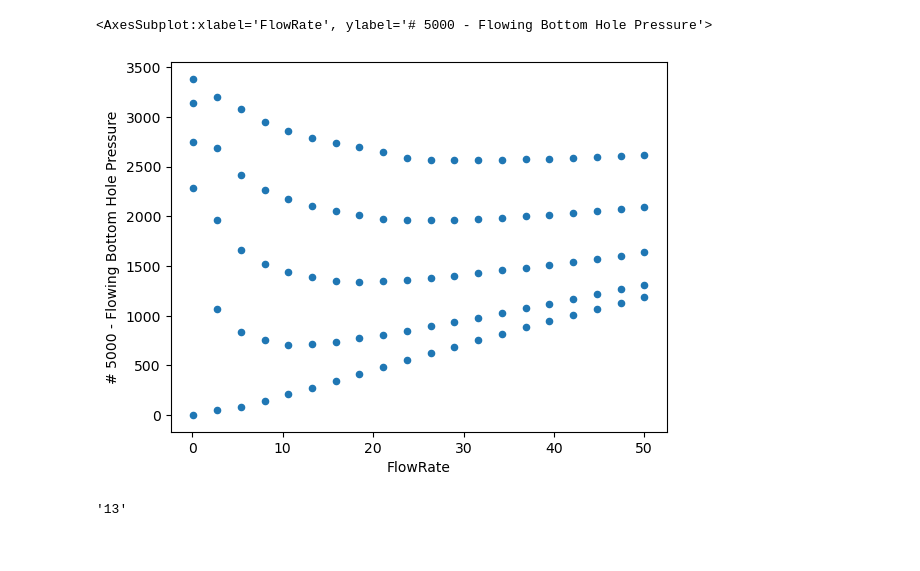
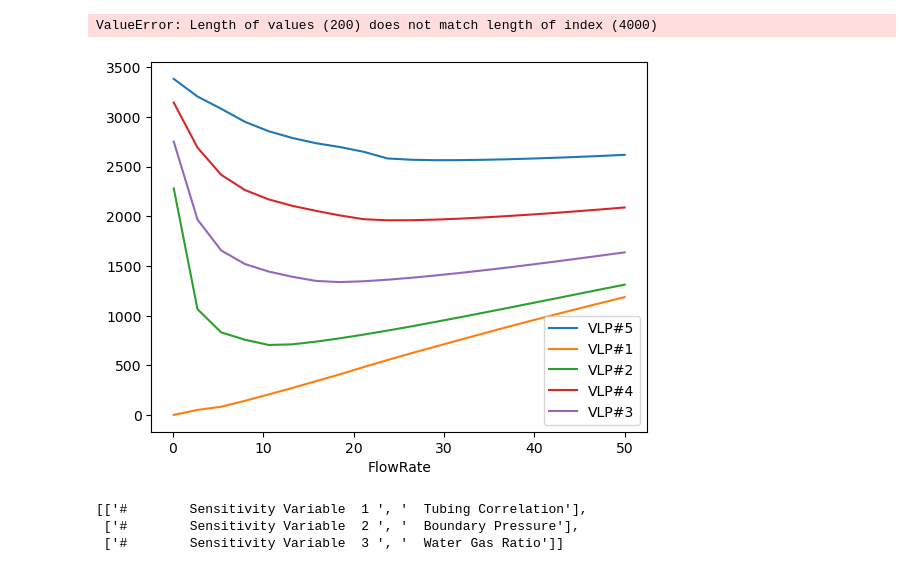
Before and after one commit to cesarcf1977/Prosper_VLP_TPD_Reader, a Jupyter notebook: tpd_reader.ipynb, the cells around one changed output. Cells and saved outputs as stored; diff of their text form; code cells hidden in the pictures.

```diff
--- a/tpd_reader.ipynb
+++ b/tpd_reader.ipynb
@@ -4,6 +5,6 @@ import pandas as pd
 # %%
 # Read everything as a text file
-inputFile = "vlp_sample_simple.tpd"
+inputFile = "vlp_sample_complex.tpd"
 with open(inputFile, 'r') as f:
     lines = f.readlines()
 lines = [line.strip() for line in lines] # Just remove end of line everywhere
@@ -48,13 +65,18 @@ vlpColumn = ["VLP#" + str(x[0]+1) for x in enumerate(press) for y in (x,)*ratesN
 data.insert(loc = 0, column = 'FlowRate', value = ratesColumn)
 data.insert(loc = 0, column = 'WHP', value = pressColumn)
 data.insert(loc = 0, column = 'VLP', value = vlpColumn)
+# %% [output]
+ValueError: Length of values (200) does not match length of index (4000)
 # %%
 # Plot something...
-data.plot.scatter(x='FlowRate', y='# 5000 - Flowing Bottom Hole Pressure')
+ax = plt.gca()
+for vlp in set(vlpColumn):
+    data[data.VLP == vlp].plot.line(x='FlowRate', y='# 5000 - Flowing Bottom Hole Pressure', label=vlp, ax=ax)
 # %% [output]
-<AxesSubplot:xlabel='FlowRate', ylabel='# 5000 - Flowing Bottom Hole Pressure'>
-[figure, old version]
+[figure, new version]
-# %%
-lines[129]
-# %% [output]
-'13'
+# %%
+sensVars
+# %% [output]
+[['#        Sensitivity Variable  1 ', '  Tubing Correlation'],
+ ['#        Sensitivity Variable  2 ', '  Boundary Pressure'],
+ ['#        Sensitivity Variable  3 ', '  Water Gas Ratio']]
```
Also changed, not shown: parts of 5 cells of this notebook.
